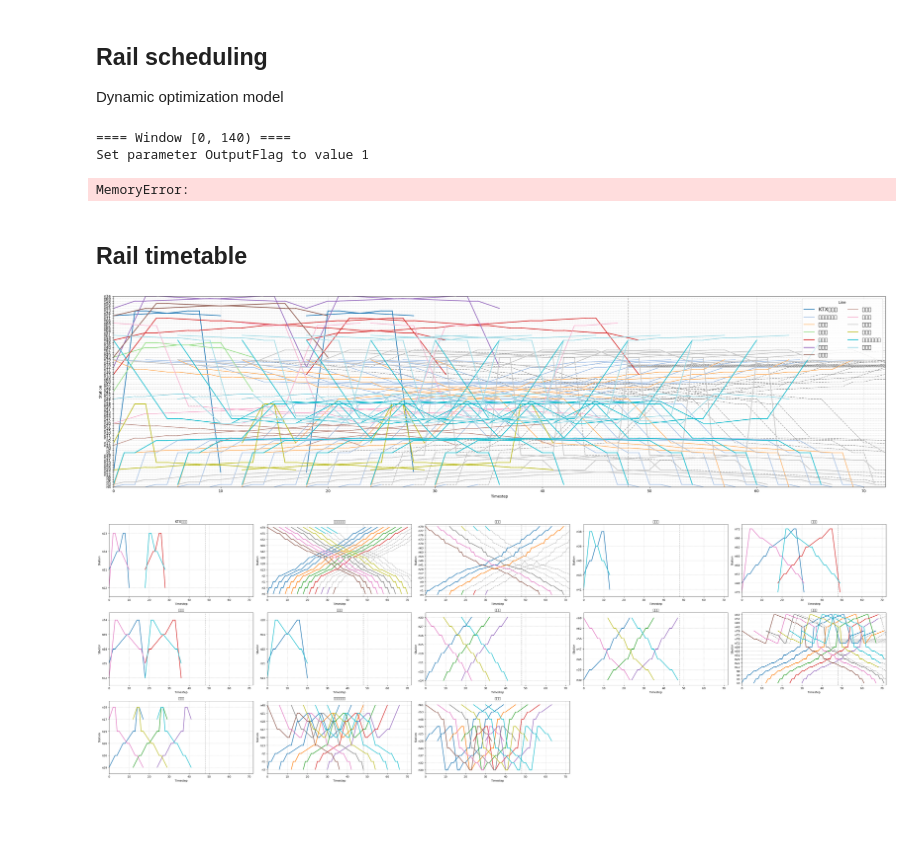
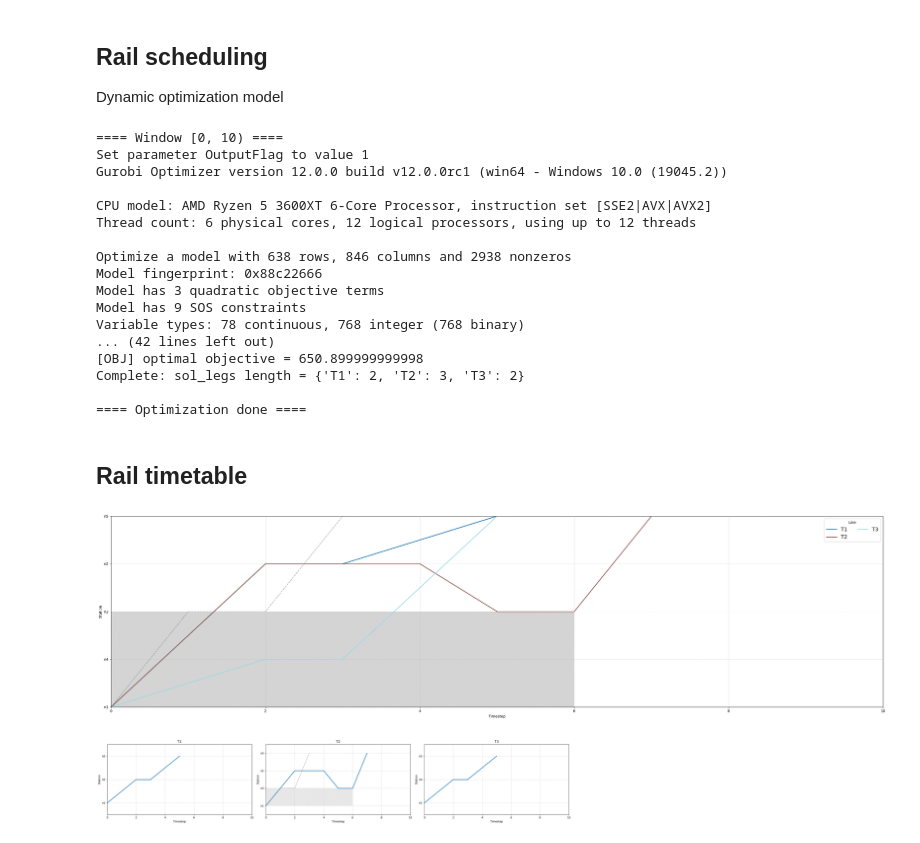
Before and after one commit to mjkang920/railnet_opt, a Jupyter notebook: 03_rail_scheduling_dynamic_opt/main.ipynb, the cells around one changed output. Drawn from its saved outputs; the diff is of its cells as text; code cells hidden in the pictures; blank space fills up the shorter version.

Commit message:
fix node capa inputs and node capa const.

```diff
--- a/03_rail_scheduling_dynamic_opt/main.ipynb
+++ b/03_rail_scheduling_dynamic_opt/main.ipynb
@@ -39,20 +39,20 @@ from pathlib import Path
 from inputs import get_input_files
 
 # Horizon and capacities
-T          = 140
+T          = 10
 max_wait   = 4
-CAPACITY_EDGE = 100
-CAPACITY_NODE = 100
+CAPACITY_EDGE = 3
+CAPACITY_NODE = 10
 
 # Incident window and modelling constants
-failed_edges = set() #{"e91", "e91r","e101", "e101r"}
-FAIL_T   = 48
-T_clear  = 96
+failed_edges =  {"e2"}  # set() or {"e91", "e91r","e101", "e101r"}
+FAIL_T   = 0
+T_clear  = 6
 DWELL_MIN = 1
 BIG_M     = 10**6
 
 # REGION / DAY Settings
-REGION = "uk_real"          # "kor", "uk", "uk_real"
+REGION = "toynet"          # "kor", "uk", "uk_real", "toynet"
 DAY    = "MON"              # "MON", "TUE", "WED", "THU", "FRI", "SAT", "SUN" (only for uk_real)
 MODULE_DIR = Path.cwd().resolve()
 sys.path.insert(0, str(MODULE_DIR))
@@ -69,6 +69,13 @@ routes_nodes = json.loads(fp["route"].read_text(encoding="utf-8"))
 dep_time_raw = json.loads(fp["dept"].read_text(encoding="utf-8"))
 dem_raw      = json.loads(fp["demand"].read_text(encoding="utf-8"))
 nodes_raw    = json.loads(fp["nodes"].read_text(encoding="utf-8"))
+
+cap_node_path = fp.get("cap_node", None)
+if cap_node_path is not None and cap_node_path.exists():
+    cap_node_raw = json.loads(cap_node_path.read_text(encoding="utf-8"))
+    CAPACITY_NODE = {str(k): int(v) for k, v in cap_node_raw.items()}
+else:
+    print("No CAPACITY_NODE file, using scalar CAPACITY_NODE =", CAPACITY_NODE)
 
 dep_time = {tr: int(t) for tr, t in dep_time_raw.items()}
 
@@ -250,20 +257,21 @@ for (eid, tt), idxs in window_ctx["cap_map"].items():
     constr_names[(eid, tt)] = f"edgecap_{eid}_{tt}"
 
 # node capacity via wait arcs occupancy
-node_slot_map = defaultdict(list)
+node_dep_map = defaultdict(list)
 for k, (fr, to, eid, _, t0, t1) in enumerate(window_ctx["arc_list"]):
-    if not str(eid).startswith("w_"):
+    if str(eid).startswith(("w_", "dummy_")):
         continue
     n_fr, _ = fr.split("^")
-    for tt in range(max(t0, t_win_start), min(t1, t_win_end)):
-        node_slot_map[(n_fr, tt)].append(k)
+    dep_t = t0
+    if t_win_start <= dep_t < t_win_end:
+        node_dep_map[(n_fr, dep_t)].append(k)
 
-for (n, tt), idxs in node_slot_map.items():
+for (n, tt), idxs in node_dep_map.items():
     enabled = [(k, ti) for k in idxs for ti in range(len(trains)) if (k, ti) in xvar]
     if not enabled:
         continue
-    occ = gp.quicksum(xvar[k, ti] for (k, ti) in enabled)
-    base.addConstr(occ <= node_cap(n), name=f"nodecap_{n}_{tt}")
+    dep_trains = gp.quicksum(xvar[k, ti] for (k, ti) in enabled)
+    base.addConstr(dep_trains <= node_cap(n), name=f"nodecap_departure_{n}_{tt}")
 
 base.optimize()
 
@@ -322,9 +330,23 @@ for tr in trains:
 print("Complete: sol_legs length =", {tr: len(sol_legs[tr]) for tr in trains})
 print("\n==== Optimization done ====")
 # %% [output]
-==== Window [0, 140) ====
+==== Window [0, 10) ====
 Set parameter OutputFlag to value 1
+Gurobi Optimizer version 12.0.0 build v12.0.0rc1 (win64 - Windows 10.0 (19045.2))
+
+CPU model: AMD Ryzen 5 3600XT 6-Core Processor, instruction set [SSE2|AVX|AVX2]
+Thread count: 6 physical cores, 12 logical processors, using up to 12 threads
+
+Optimize a model with 638 rows, 846 columns and 2938 nonzeros
+Model fingerprint: 0x88c22666
+Model has 3 quadratic objective terms
+Model has 9 SOS constraints
+Variable types: 78 continuous, 768 integer (768 binary)
+... (42 lines left out)
+[OBJ] optimal objective = 650.899999999998
+Complete: sol_legs length = {'T1': 2, 'T2': 3, 'T3': 2}
+
+==== Optimization done ====
-MemoryError:
 # %% [markdown]
 ## Rail timetable
 # %%
@@ -369,15 +391,15 @@ for line, trs in by_line.items():
 # %%
 md.h_final = h_final
 md.station_map_global = station_map_global
 md.by_line = by_line
 md.sol_legs = sol_legs
 md.visited_by_train = visited_by_train
 md.visited_by_line = visited_by_line
 md.global_order = global_order
 
-plot_all_lines_global(xmax=72)
-plot_lines_dynamic_y(xmax=72)
+plot_all_lines_global(xmax=T)
+plot_lines_dynamic_y(xmax=T)
 # %% [output]
-[figure, old version]
+[figure, new version]
-[figure, old version]
+[figure, new version]
 # %%
```
Also changed, not shown: parts of 2 cells of this notebook, 4 other files.
